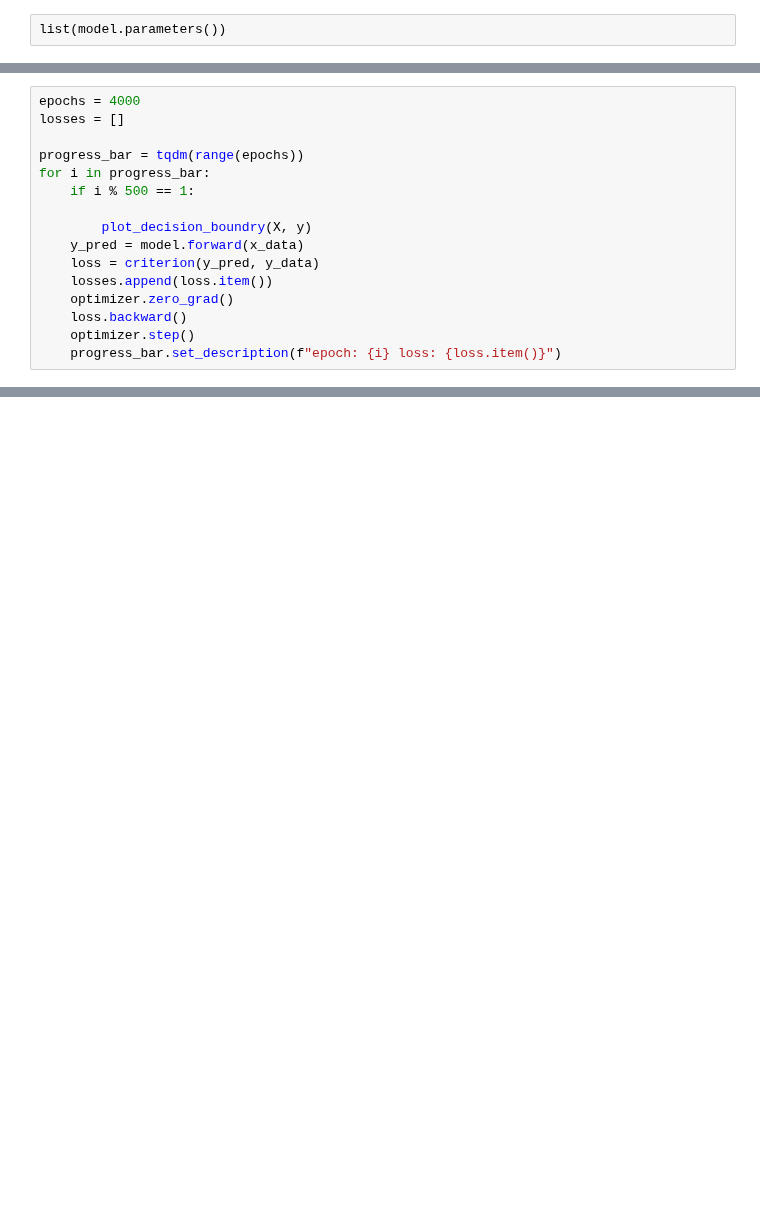
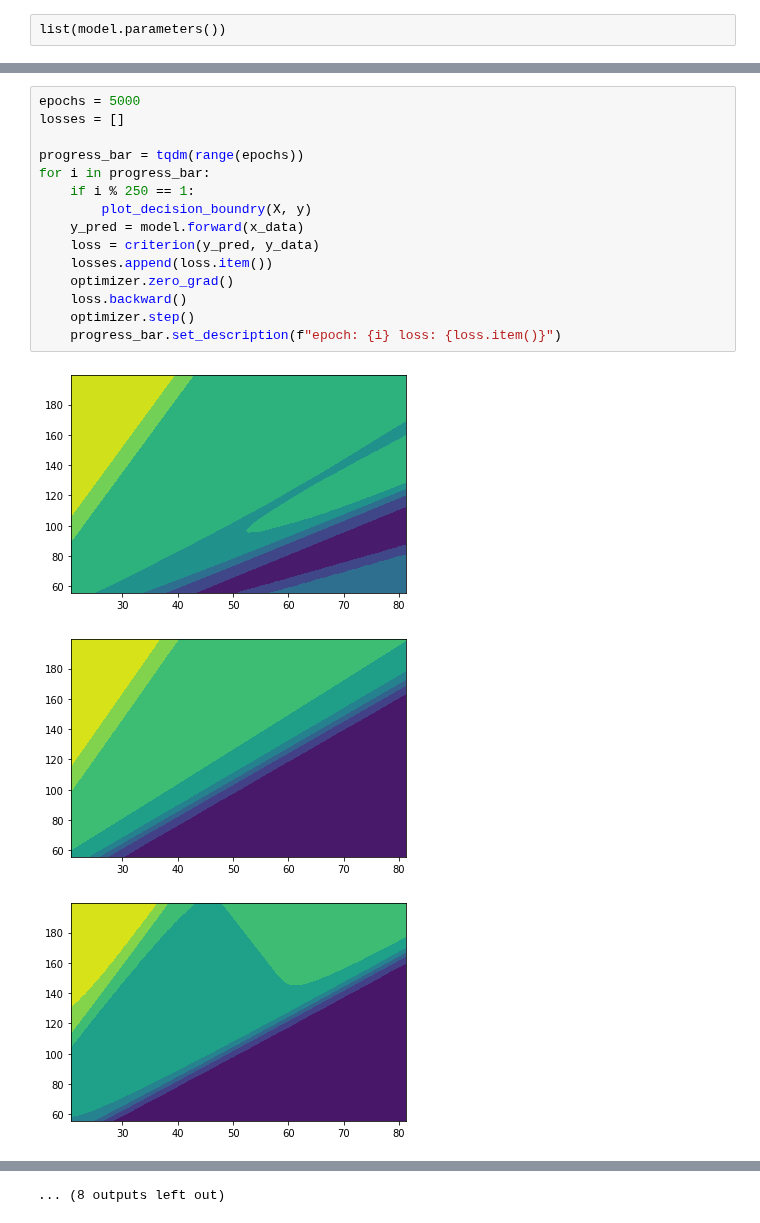
Before and after one commit to sam2332/Some-Notebooks, a Jupyter notebook: Machine Learning/course/Trying my own/DIABETUS Deep Neural Networks.ipynb, the cells around one changed output, grey strips where cells are left out. Saved outputs shown, nothing was run; the diff lists cells and outputs as text; blank space fills up the shorter version.

```diff
--- a/Machine Learning/course/Trying my own/DIABETUS Deep Neural Networks.ipynb
+++ b/Machine Learning/course/Trying my own/DIABETUS Deep Neural Networks.ipynb
@@ -125,16 +129,19 @@ def plot_decision_boundry(X, y, scatter=False):
 # %%
-epochs = 4000
+epochs = 5000
 losses = []
 
 progress_bar = tqdm(range(epochs))
 for i in progress_bar:
-    if i % 500 == 1:
-
+    if i % 250 == 1:
         plot_decision_boundry(X, y)
     y_pred = model.forward(x_data)
     loss = criterion(y_pred, y_data)
     losses.append(loss.item())
     optimizer.zero_grad()
     loss.backward()
     optimizer.step()
     progress_bar.set_description(f"epoch: {i} loss: {loss.item()}")
+# %% [output]
+[figure, added]
+[figure, added]
+[figure, added]
@@ -141,3 +157,4 @@ for i in progress_bar:
+... (8 outputs left out)
 # %%
 plt.plot(range(epochs), losses)
 plt.ylabel("Loss")
```
Also changed, not shown: parts of 18 cells of this notebook, 10 other files.
